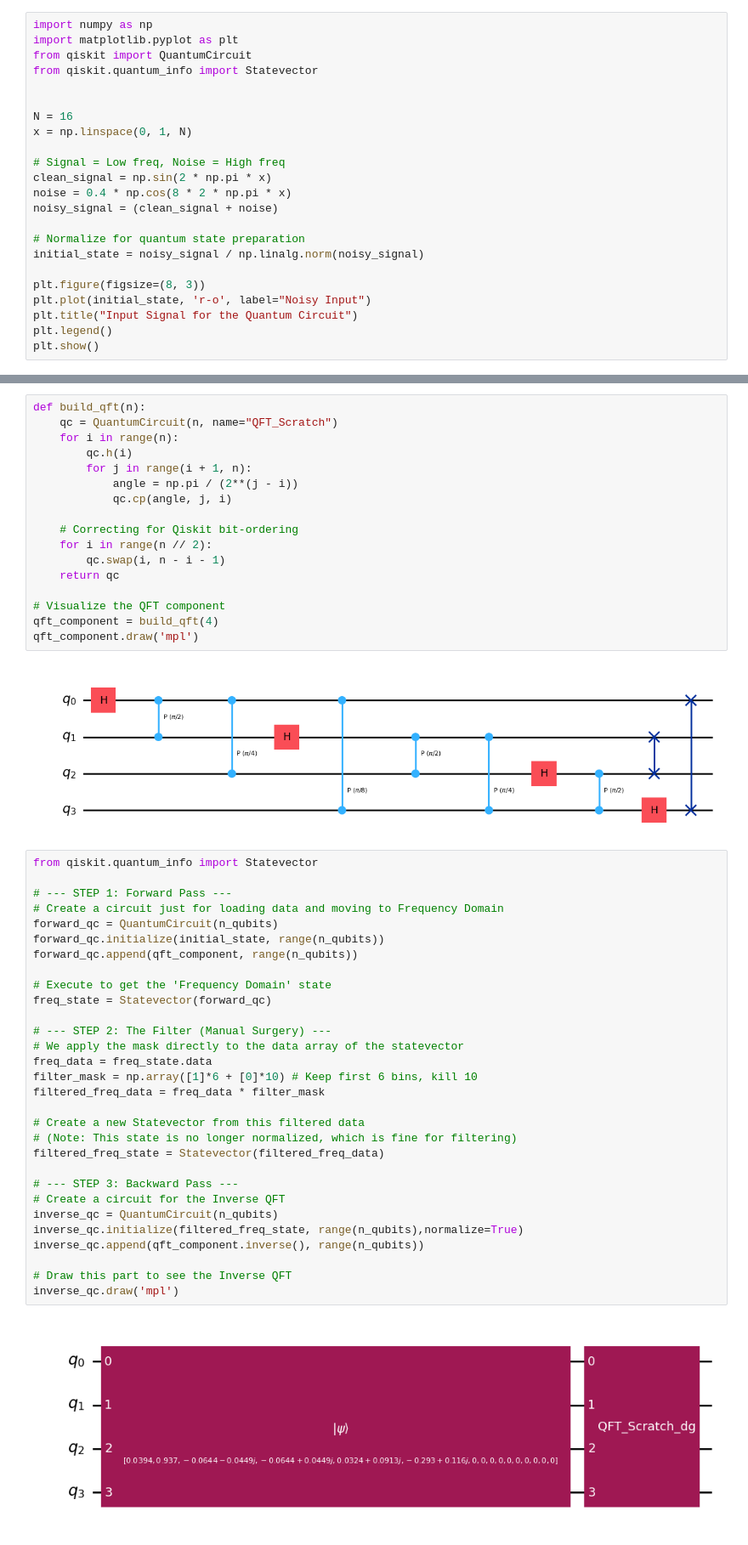
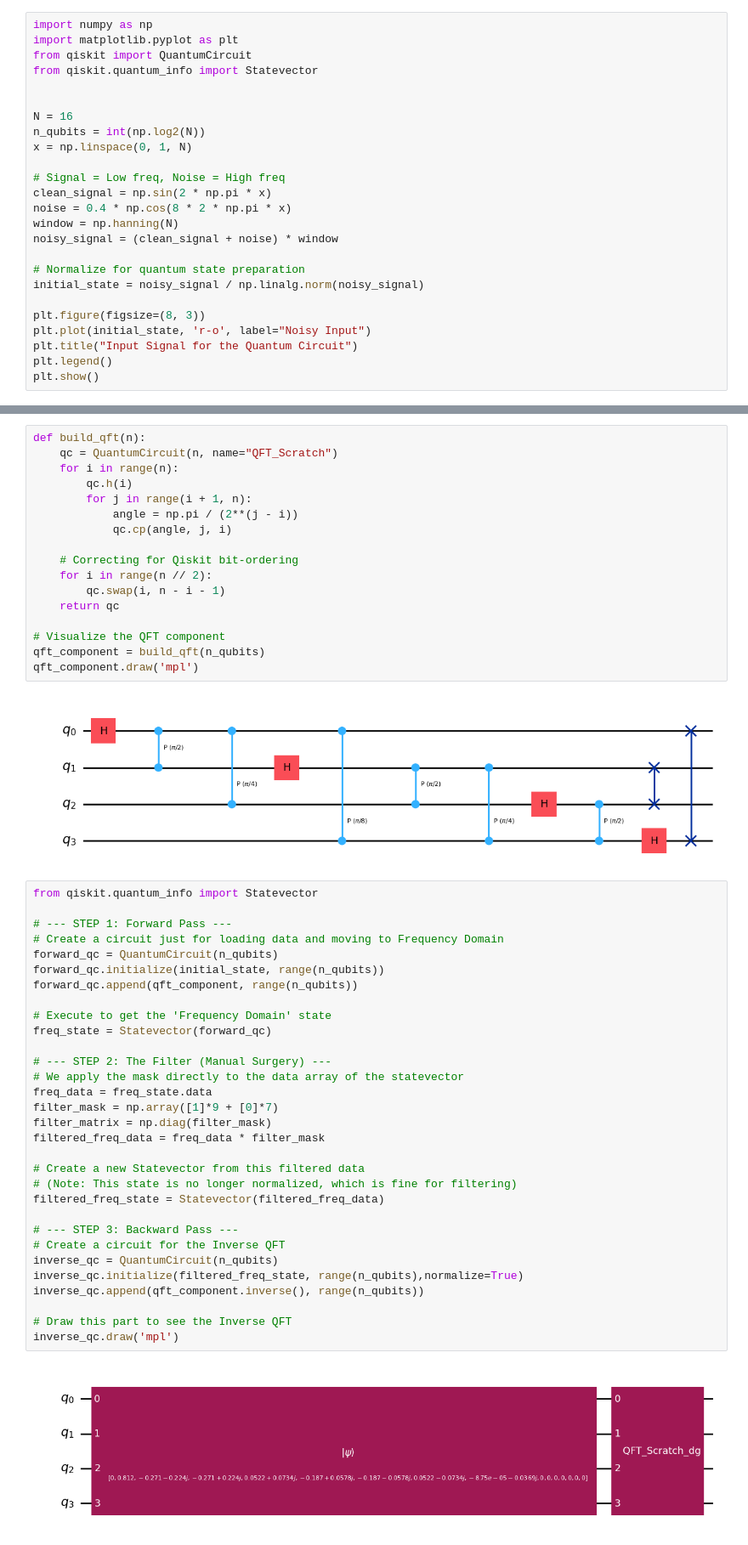
Before and after one commit to Sriram585/Quantum-Signal-Filtering-Noise-Removal, a Jupyter notebook: code.ipynb, the cells around one changed output, grey strips where cells are left out. Shown at 85% size. Drawn from its saved outputs; the diff is of its cells as text.

```diff
--- a/code.ipynb
+++ b/code.ipynb
@@ -6,12 +6,14 @@ from qiskit.quantum_info import Statevector
 
 
 N = 16
+n_qubits = int(np.log2(N))
 x = np.linspace(0, 1, N)
 
 # Signal = Low freq, Noise = High freq
 clean_signal = np.sin(2 * np.pi * x)
 noise = 0.4 * np.cos(8 * 2 * np.pi * x)
-noisy_signal = (clean_signal + noise)
+window = np.hanning(N)
+noisy_signal = (clean_signal + noise) * window
 
 # Normalize for quantum state preparation
 initial_state = noisy_signal / np.linalg.norm(noisy_signal)
@@ -38,42 +40,43 @@ def build_qft(n):
     return qc
 
 # Visualize the QFT component
-qft_component = build_qft(4)
+qft_component = build_qft(n_qubits)
 qft_component.draw('mpl')
 # %% [output]
 [figure]
 # %%
 from qiskit.quantum_info import Statevector
 
 # --- STEP 1: Forward Pass ---
 # Create a circuit just for loading data and moving to Frequency Domain
 forward_qc = QuantumCircuit(n_qubits)
 forward_qc.initialize(initial_state, range(n_qubits))
 forward_qc.append(qft_component, range(n_qubits))
 
 # Execute to get the 'Frequency Domain' state
 freq_state = Statevector(forward_qc)
 
 # --- STEP 2: The Filter (Manual Surgery) ---
 # We apply the mask directly to the data array of the statevector
 freq_data = freq_state.data
-filter_mask = np.array([1]*6 + [0]*10) # Keep first 6 bins, kill 10
+filter_mask = np.array([1]*9 + [0]*7)
+filter_matrix = np.diag(filter_mask)
 filtered_freq_data = freq_data * filter_mask
 
 # Create a new Statevector from this filtered data
 # (Note: This state is no longer normalized, which is fine for filtering)
 filtered_freq_state = Statevector(filtered_freq_data)
 
 # --- STEP 3: Backward Pass ---
 # Create a circuit for the Inverse QFT
 inverse_qc = QuantumCircuit(n_qubits)
 inverse_qc.initialize(filtered_freq_state, range(n_qubits),normalize=True)
 inverse_qc.append(qft_component.inverse(), range(n_qubits))
 
 # Draw this part to see the Inverse QFT
 inverse_qc.draw('mpl')
 # %% [output]
-[figure, old version]
+[figure, new version]
 # %%
 # Final simulation and plot
 final_state = Statevector(inverse_qc)
```
Also changed, not shown: parts of 2 cells of this notebook.
